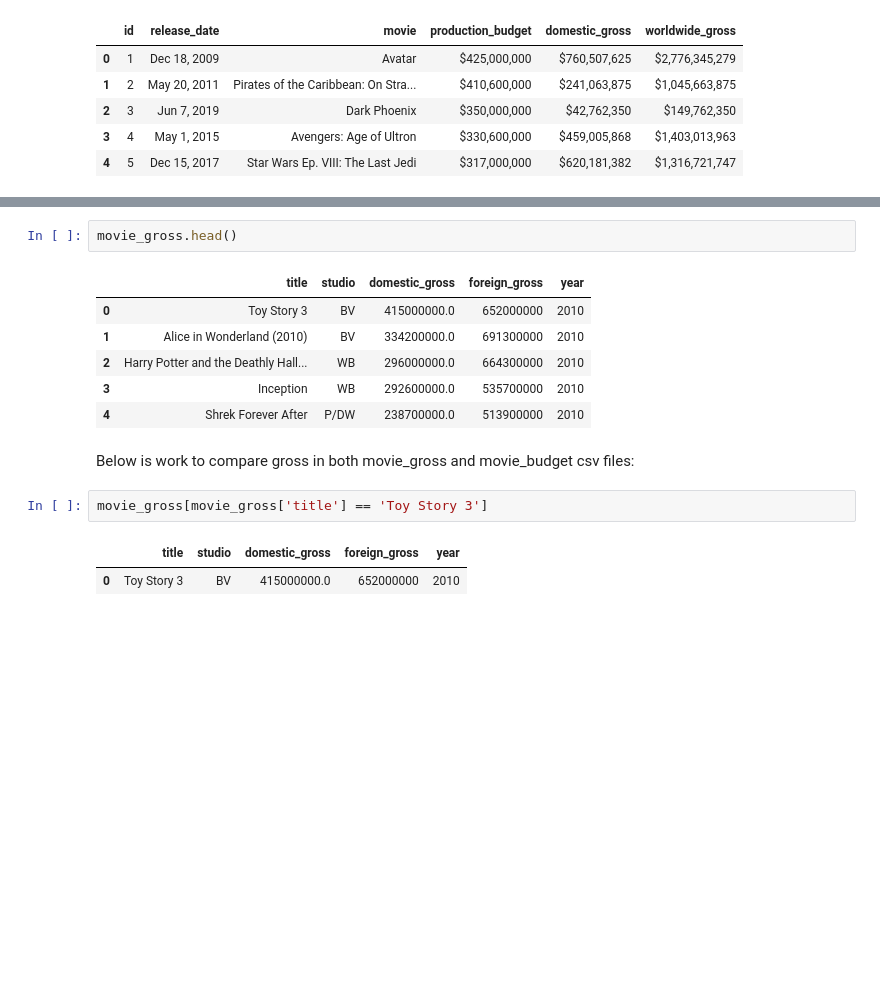
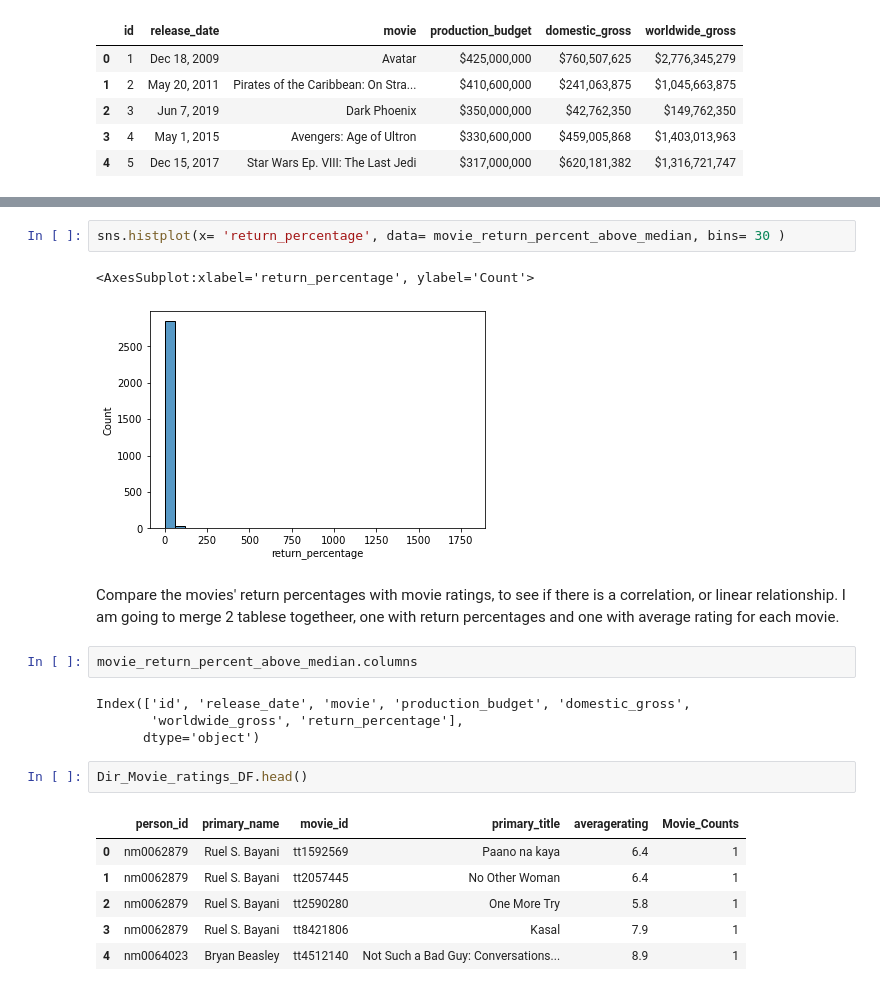
Before and after one commit to learn-co-curriculum/dsc-phase-2-project-v3, a Jupyter notebook: SQL Start QC.ipynb, the cells around one changed output, grey strips where cells are left out. Cells and saved outputs as stored; diff of their text form; blank space fills up the shorter version.

```diff
--- a/SQL Start QC.ipynb
+++ b/SQL Start QC.ipynb
@@ -443,16 +517,23 @@ movie_gross = pd.read_csv('Data/bom.movie_gross.csv.gz')
+# %%
+sns.histplot(x= 'return_percentage', data= movie_return_percent_above_median, bins= 30 )
+# %% [output]
+<AxesSubplot:xlabel='return_percentage', ylabel='Count'>
+[figure, added]
+# %% [markdown]
+Compare the movies' return percentages with movie ratings, to see if there is a correlation, or linear relationship.
+I am going to merge 2 tablese togetheer, one with return percentages and one with average rating for each movie.
+# %%
+movie_return_percent_above_median.columns
+# %% [output]
+Index(['id', 'release_date', 'movie', 'production_budget', 'domestic_gross',
+       'worldwide_gross', 'return_percentage'],
+      dtype='object')
 # %%
-movie_gross.head()
+Dir_Movie_ratings_DF.head()
 # %% [output]
-|  | title | studio | domestic_gross | foreign_gross | year |
-| 0 | Toy Story 3 | BV | 415000000.0 | 652000000 | 2010 |
-| 1 | Alice in Wonderland (2010) | BV | 334200000.0 | 691300000 | 2010 |
-| 2 | Harry Potter and the Deathly Hall... | WB | 296000000.0 | 664300000 | 2010 |
-| 3 | Inception | WB | 292600000.0 | 535700000 | 2010 |
-| 4 | Shrek Forever After | P/DW | 238700000.0 | 513900000 | 2010 |
+|  | person_id | primary_name | movie_id | primary_title | averagerating | Movie_Counts |
+| 0 | nm0062879 | Ruel S. Bayani | tt1592569 | Paano na kaya | 6.4 | 1 |
+| 1 | nm0062879 | Ruel S. Bayani | tt2057445 | No Other Woman | 6.4 | 1 |
+| 2 | nm0062879 | Ruel S. Bayani | tt2590280 | One More Try | 5.8 | 1 |
+| 3 | nm0062879 | Ruel S. Bayani | tt8421806 | Kasal | 7.9 | 1 |
+| 4 | nm0064023 | Bryan Beasley | tt4512140 | Not Such a Bad Guy: Conversations... | 8.9 | 1 |
-# %% [markdown]
-Below is work to compare gross in both movie_gross and movie_budget csv files:
-# %%
-movie_gross[movie_gross['title'] == 'Toy Story 3']
-# %% [output]
-|  | title | studio | domestic_gross | foreign_gross | year |
-| 0 | Toy Story 3 | BV | 415000000.0 | 652000000 | 2010 |
```
Also changed, not shown: parts of 37 cells of this notebook.
